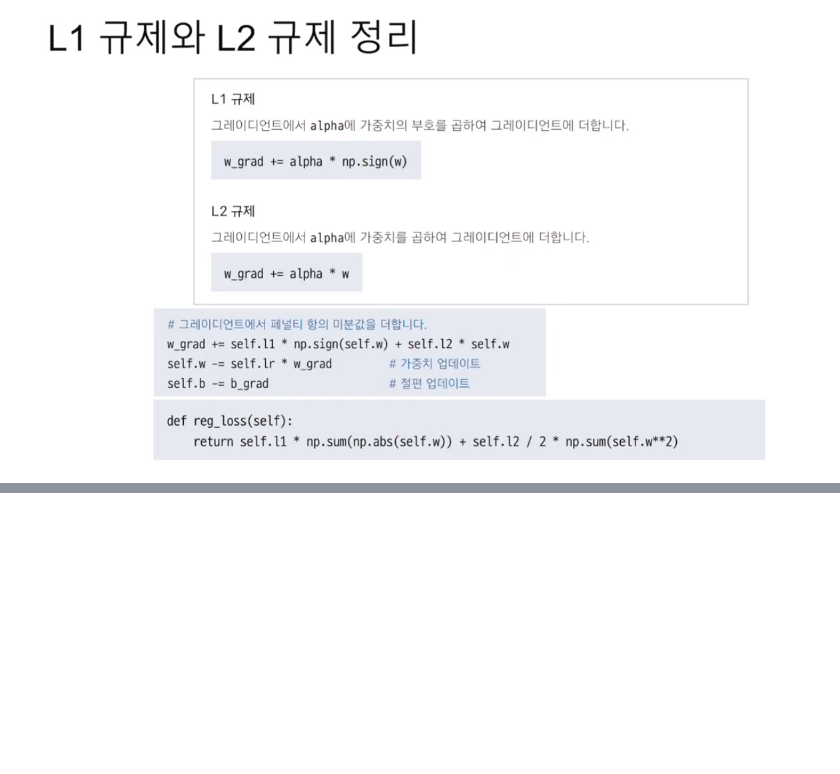
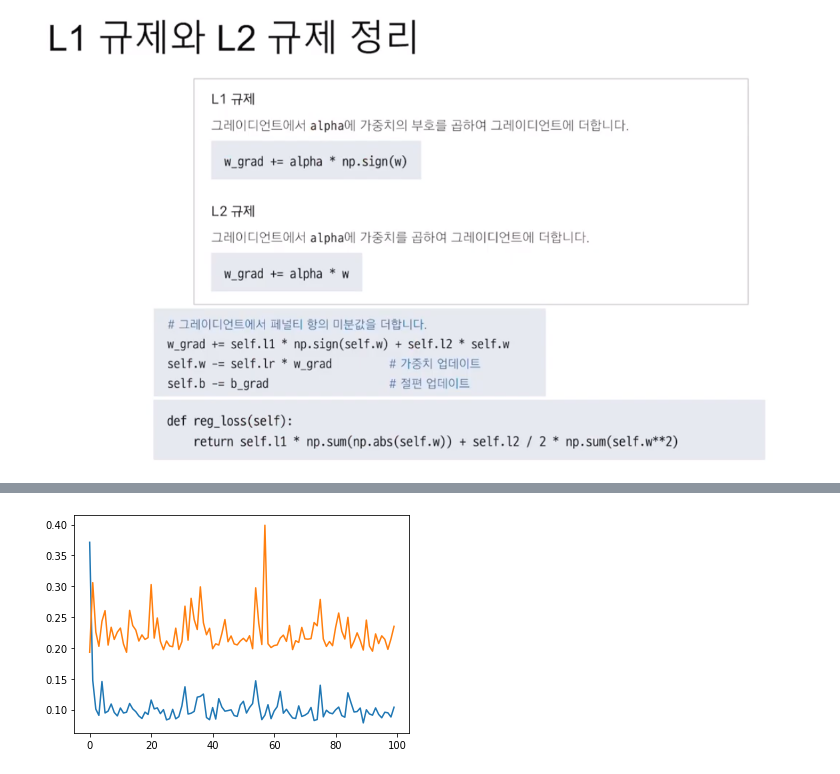
Before and after one commit to nejukmaster/Do-it-ML, a Jupyter notebook: 5장 훈련 최적화.ipynb, the cells around one changed output, grey strips where cells are left out. Saved outputs shown, nothing was run; the diff lists cells and outputs as text; code cells hidden in the pictures; blank space fills up the shorter version.

```diff
--- a/5장 훈련 최적화.ipynb
+++ b/5장 훈련 최적화.ipynb
@@ -360,0 +395,7 @@ class SingleLayer:
+# %%
+plt.plot(layer5.losses)
+plt.plot(layer5.val_losses)
+plt.show()
+#규제가 너무 강하게들어가면 모델이 과소적합됨을 알 수 있다.
+# %% [output]
+[figure, added]
```
Also changed, not shown: parts of 6 cells of this notebook.
